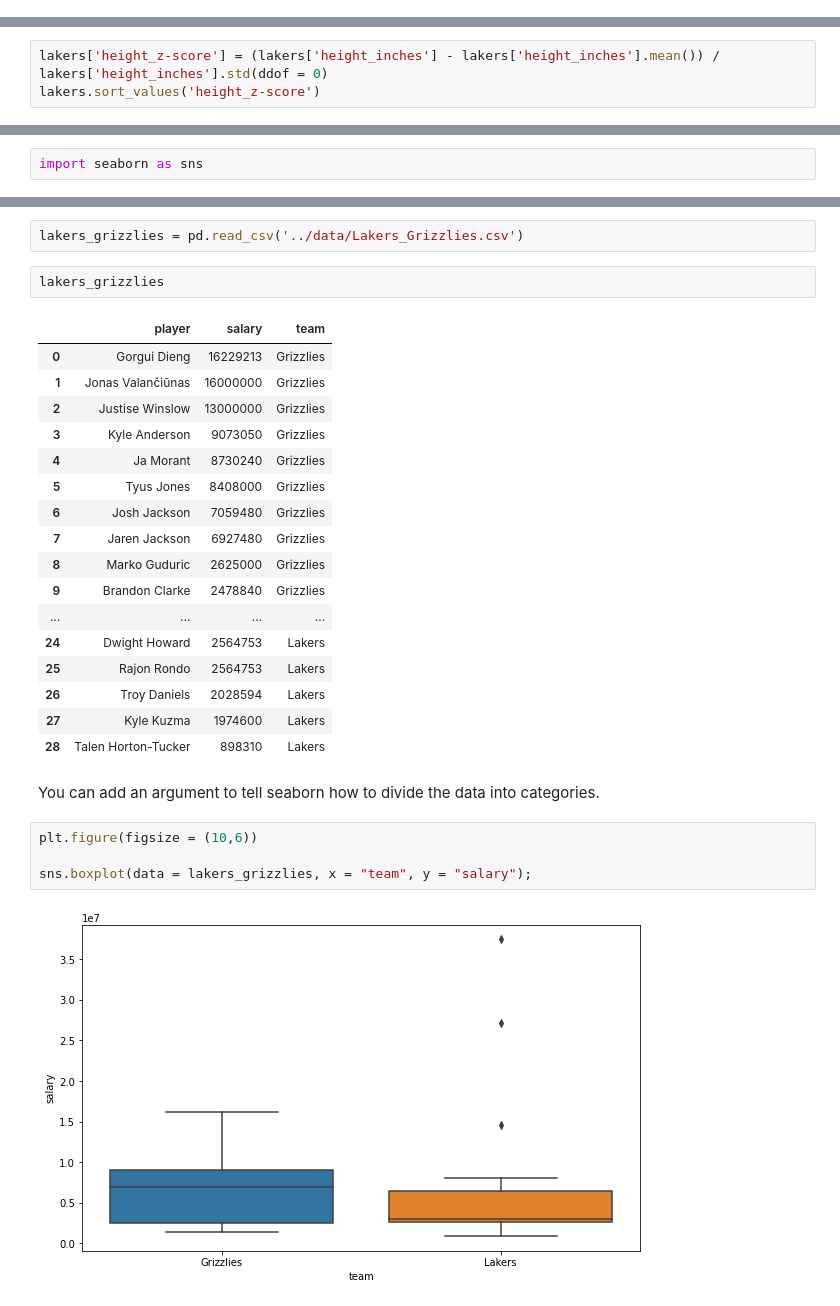
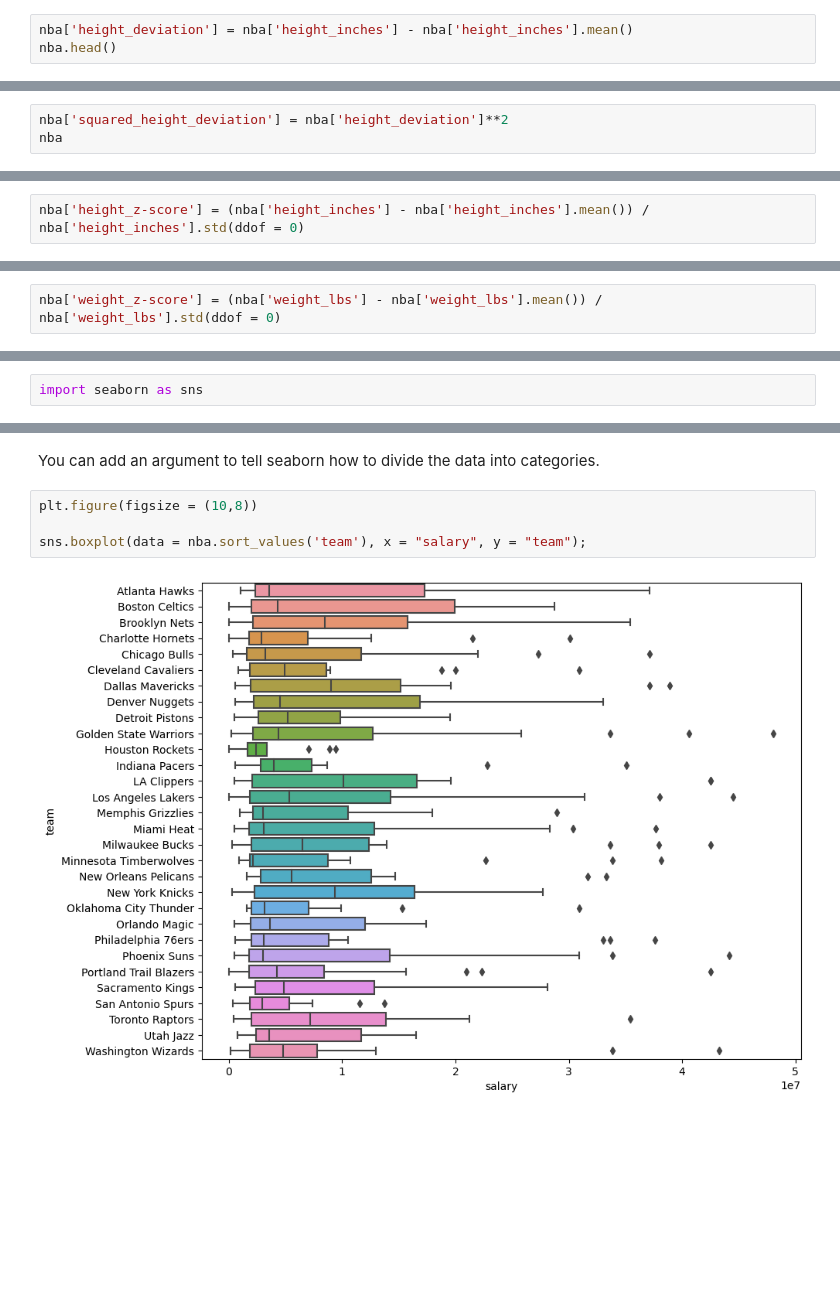
Before and after one commit to NSS-Data-Instructional-Stuff/stats-for-data-science, a Jupyter notebook: notebooks/Notebook_01_Exploratory_Data_Analysis_Part_1_Single_Variable.ipynb, the cells around one changed output, grey strips where cells are left out. Cells and saved outputs as stored; diff of their text form; blank space fills up the shorter version.

```diff
--- a/notebooks/Notebook_01_Exploratory_Data_Analysis_Part_1_Single_Variable.ipynb
+++ b/notebooks/Notebook_01_Exploratory_Data_Analysis_Part_1_Single_Variable.ipynb
@@ -505,0 +465,3 @@ lakers
+# %%
+nba['height_deviation'] = nba['height_inches'] - nba['height_inches'].mean()
+nba.head()
@@ -540,0 +488,3 @@ lakers['squared_deviation'].mean()
+# %%
+nba['squared_height_deviation'] = nba['height_deviation']**2
+nba
@@ -636,3 +584,2 @@ lakers
 # %%
-lakers['height_z-score'] = (lakers['height_inches'] - lakers['height_inches'].mean()) / lakers['height_inches'].std(ddof = 0)
-lakers.sort_values('height_z-score')
+nba['height_z-score'] = (nba['height_inches'] - nba['height_inches'].mean()) / nba['height_inches'].std(ddof = 0)
@@ -659,0 +592,2 @@ Further, you can see that the distributions of heights is much more symmetric, a
+# %%
+nba['weight_z-score'] = (nba['weight_lbs'] - nba['weight_lbs'].mean()) / nba['weight_lbs'].std(ddof = 0)
@@ -757,30 +686,8 @@ Boxplots are also good for comparing the distribution of a variable across two o
-# %%
-lakers_grizzlies = pd.read_csv('../data/Lakers_Grizzlies.csv')
-# %%
-lakers_grizzlies
-# %% [output]
-|  | player | salary | team |
-| 0 | Gorgui Dieng | 16229213 | Grizzlies |
-| 1 | Jonas Valančiūnas | 16000000 | Grizzlies |
-| 2 | Justise Winslow | 13000000 | Grizzlies |
-| 3 | Kyle Anderson | 9073050 | Grizzlies |
-| 4 | Ja Morant | 8730240 | Grizzlies |
-| 5 | Tyus Jones | 8408000 | Grizzlies |
-| 6 | Josh Jackson | 7059480 | Grizzlies |
-| 7 | Jaren Jackson | 6927480 | Grizzlies |
-| 8 | Marko Guduric | 2625000 | Grizzlies |
-| 9 | Brandon Clarke | 2478840 | Grizzlies |
-| ... | ... | ... | ... |
-| 24 | Dwight Howard | 2564753 | Lakers |
-| 25 | Rajon Rondo | 2564753 | Lakers |
-| 26 | Troy Daniels | 2028594 | Lakers |
-| 27 | Kyle Kuzma | 1974600 | Lakers |
-| 28 | Talen Horton-Tucker | 898310 | Lakers |
 # %% [markdown]
 You can add an argument to tell seaborn how to divide the data into categories.
 # %%
-plt.figure(figsize = (10,6))
+plt.figure(figsize = (10,8))
 
-sns.boxplot(data = lakers_grizzlies, x = "team", y = "salary");
+sns.boxplot(data = nba.sort_values('team'), x = "salary", y = "team");
 # %% [output]
-[figure, old version]
+[figure, new version]
```
Also changed, not shown: parts of 128 cells of this notebook, 31 other files.
